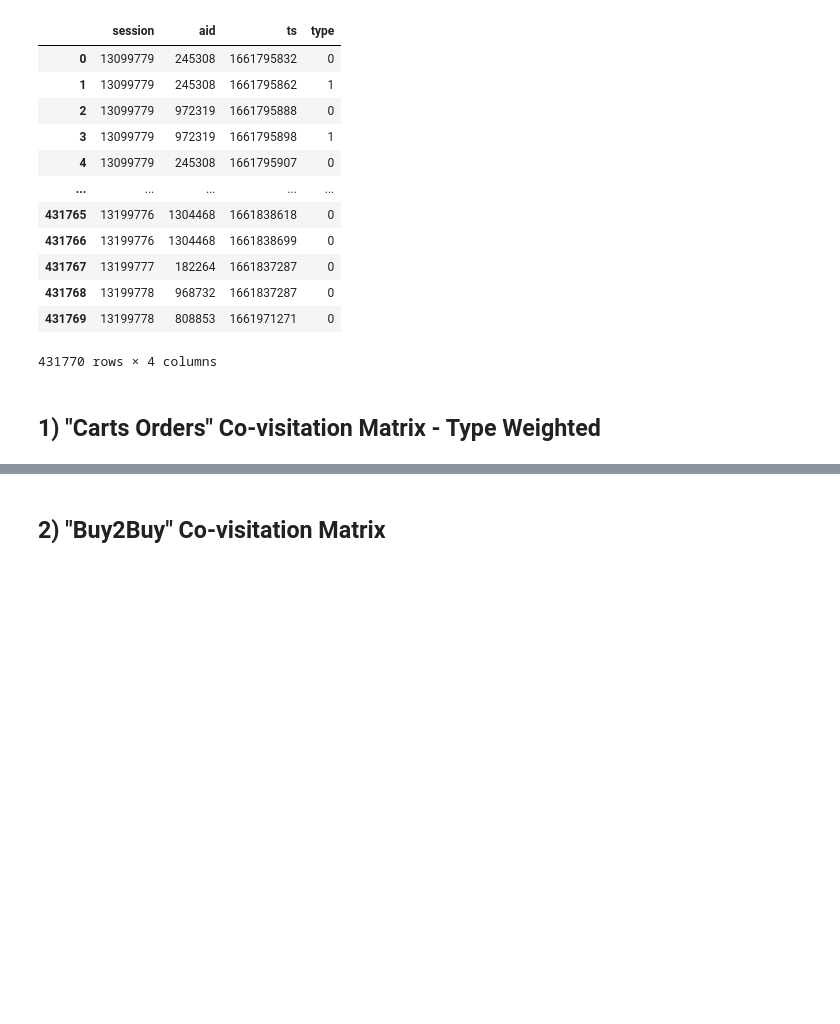
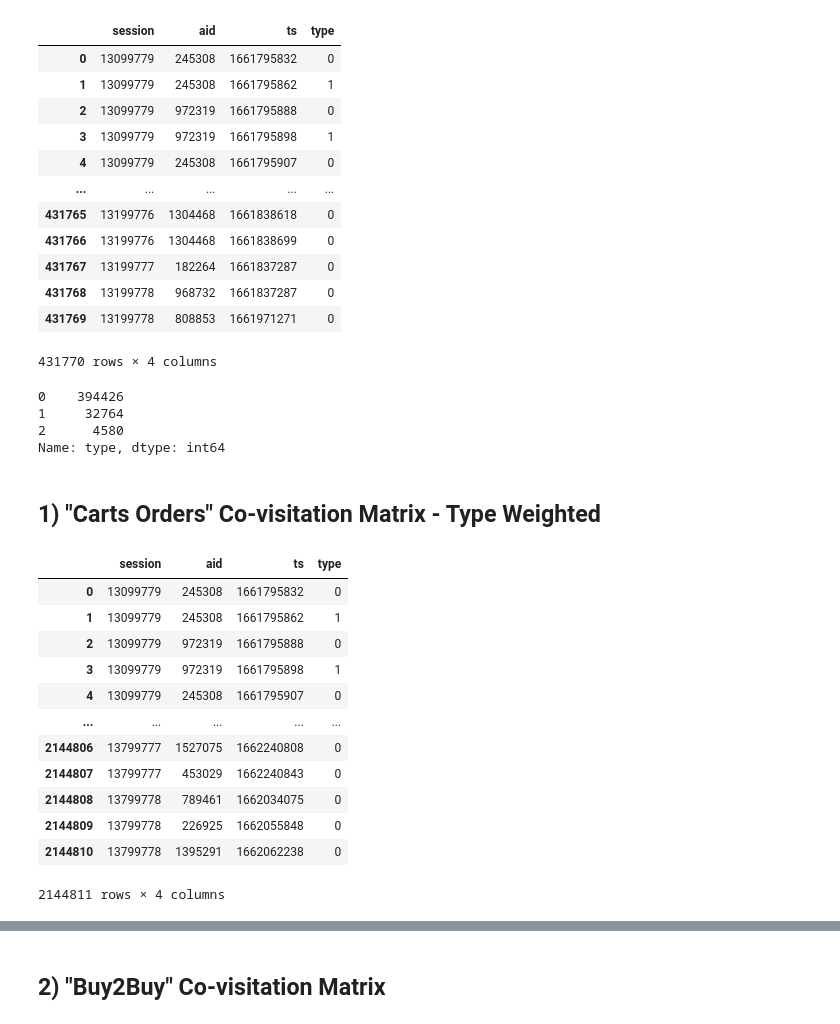
Before and after one commit to hmzhan/otto, a Jupyter notebook: candidate-rerank-model-lb-0-575.ipynb, the cells around one changed output, grey strips where cells are left out. Cells and saved outputs as stored; diff of their text form; code cells hidden in the pictures; blank space fills up the shorter version.

```diff
--- a/candidate-rerank-model-lb-0-575.ipynb
+++ b/candidate-rerank-model-lb-0-575.ipynb
@@ -116,5 +118,39 @@ data_cache['../input/otto-chunk-data-inparquet-format/test_parquet/000200000_000
 | 431768 | 13199778 | 968732 | 1661837287 | 0 |
 | 431769 | 13199778 | 808853 | 1661971271 | 0 |
 431770 rows × 4 columns
+# %%
+example['type'].value_counts() #0: clicks, 1: carts, 2: orders
+# %% [output]
+0    394426
+1     32764
+2      4580
+Name: type, dtype: int64
 # %% [markdown]
 ## 1) "Carts Orders" Co-visitation Matrix - Type Weighted
+# %%
+a = 0
+b = 25
+CHUNK = 25
+READ_CT = 5
+k = 0
+
+df = [read_file(files[k])]
+for i in range(1,READ_CT):
+    if k+i<b: df.append(read_file(files[k+i]))
+# %%
+df = cudf.concat(df,ignore_index=True,axis=0)
+df
+# %% [output]
+|  | session | aid | ts | type |
+| 0 | 13099779 | 245308 | 1661795832 | 0 |
+| 1 | 13099779 | 245308 | 1661795862 | 1 |
+| 2 | 13099779 | 972319 | 1661795888 | 0 |
+| 3 | 13099779 | 972319 | 1661795898 | 1 |
+| 4 | 13099779 | 245308 | 1661795907 | 0 |
+| ... | ... | ... | ... | ... |
+| 2144806 | 13799777 | 1527075 | 1662240808 | 0 |
+| 2144807 | 13799777 | 453029 | 1662240843 | 0 |
+| 2144808 | 13799778 | 789461 | 1662034075 | 0 |
+| 2144809 | 13799778 | 226925 | 1662055848 | 0 |
+| 2144810 | 13799778 | 1395291 | 1662062238 | 0 |
+2144811 rows × 4 columns
```
Also changed, not shown: parts of 4 cells of this notebook.
